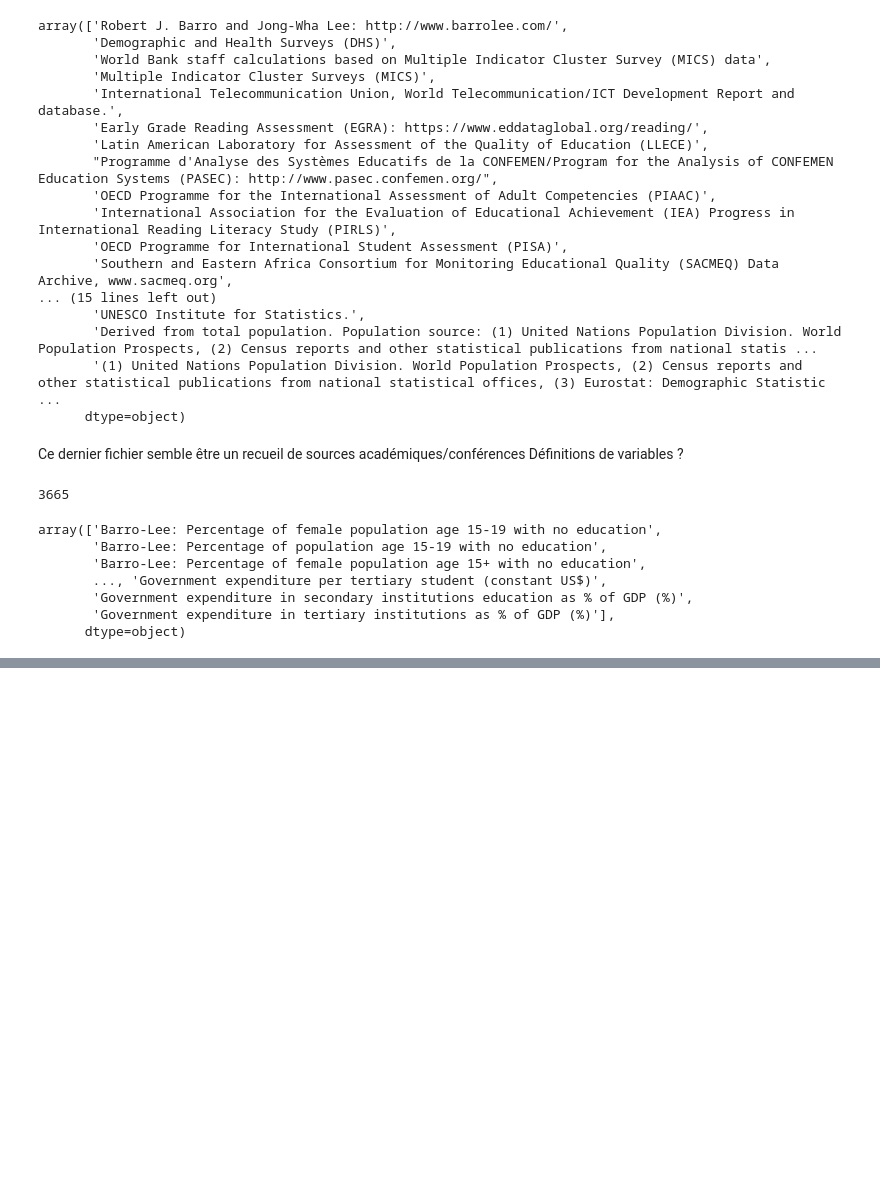
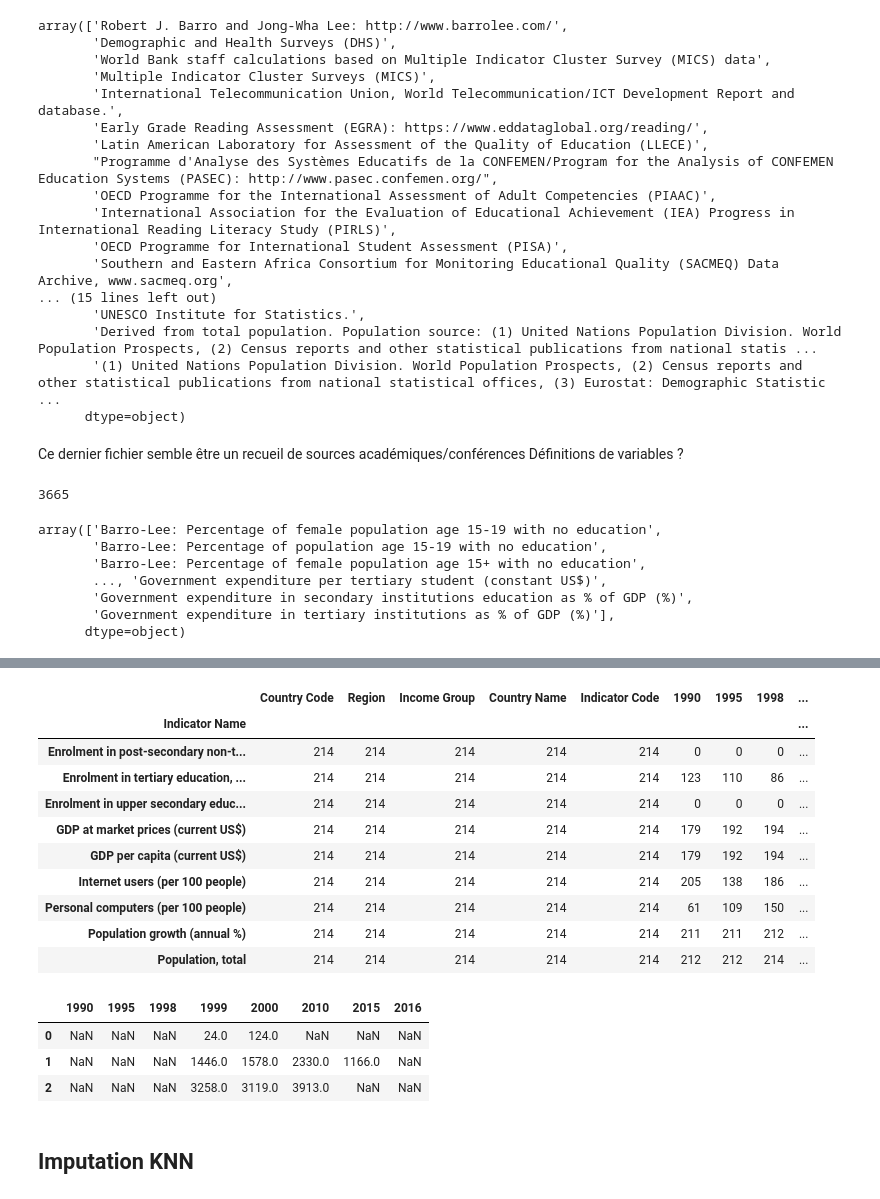
Before and after one commit to ArhurK/Projet-2-Analysez-des-donnees-de-systemes-educatifs, a Jupyter notebook: Projet 2 Analysez des données de systèmes éducatifs.ipynb, the cells around one changed output, grey strips where cells are left out. Cells and saved outputs as stored; diff of their text form; code cells hidden in the pictures; blank space fills up the shorter version.

```diff
--- a/Projet 2 Analysez des données de systèmes éducatifs.ipynb
+++ b/Projet 2 Analysez des données de systèmes éducatifs.ipynb
@@ -621,0 +882,8 @@ array(['Barro-Lee: Percentage of female population age 15-19 with no education',
+# %%
+country_clean_select = country_clean[["Country Code","Region","Income Group"]]
+
+data_select = data[['Country Name', 'Country Code', 'Indicator Name', 'Indicator Code','1990',
+       '1995', '1998', '1999', '2000', '2010', '2015', '2016']]
+# %%
+dt = pd.merge(country_clean_select,data_select,how='left')
+dt.head()
@@ -621,0 +897,26 @@ array(['Barro-Lee: Percentage of female population age 15-19 with no education',
+# %%
+dt.groupby('Indicator Name').count()
+# %% [output]
+|  | Country Code | Region | Income Group | Country Name | Indicator Code | 1990 | 1995 | 1998 | ... |
+| Indicator Name |  |  |  |  |  |  |  |  | ... |
+| Enrolment in post-secondary non-t... | 214 | 214 | 214 | 214 | 214 | 0 | 0 | 0 | ... |
+| Enrolment in tertiary education, ... | 214 | 214 | 214 | 214 | 214 | 123 | 110 | 86 | ... |
+| Enrolment in upper secondary educ... | 214 | 214 | 214 | 214 | 214 | 0 | 0 | 0 | ... |
+| GDP at market prices (current US$) | 214 | 214 | 214 | 214 | 214 | 179 | 192 | 194 | ... |
+| GDP per capita (current US$) | 214 | 214 | 214 | 214 | 214 | 179 | 192 | 194 | ... |
+| Internet users (per 100 people) | 214 | 214 | 214 | 214 | 214 | 205 | 138 | 186 | ... |
+| Personal computers (per 100 people) | 214 | 214 | 214 | 214 | 214 | 61 | 109 | 150 | ... |
+| Population growth (annual %) | 214 | 214 | 214 | 214 | 214 | 211 | 211 | 212 | ... |
+| Population, total | 214 | 214 | 214 | 214 | 214 | 212 | 212 | 214 | ... |
+# %%
+dt2 = dt.loc[:,'1990':'2016']
+row_indices = dt2.index
+column_names = dt2.columns
+dt2.head(3)
+# %% [output]
+|  | 1990 | 1995 | 1998 | 1999 | 2000 | 2010 | 2015 | 2016 |
+| 0 | NaN | NaN | NaN | 24.0 | 124.0 | NaN | NaN | NaN |
+| 1 | NaN | NaN | NaN | 1446.0 | 1578.0 | 2330.0 | 1166.0 | NaN |
+| 2 | NaN | NaN | NaN | 3258.0 | 3119.0 | 3913.0 | NaN | NaN |
+# %% [markdown]
+## Imputation KNN
```
Also changed, not shown: parts of 65 cells of this notebook.
